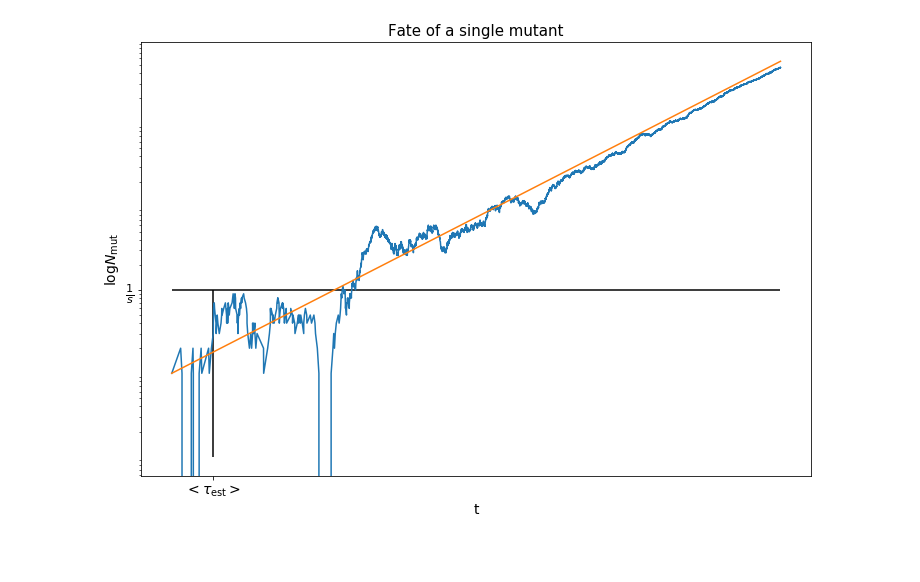
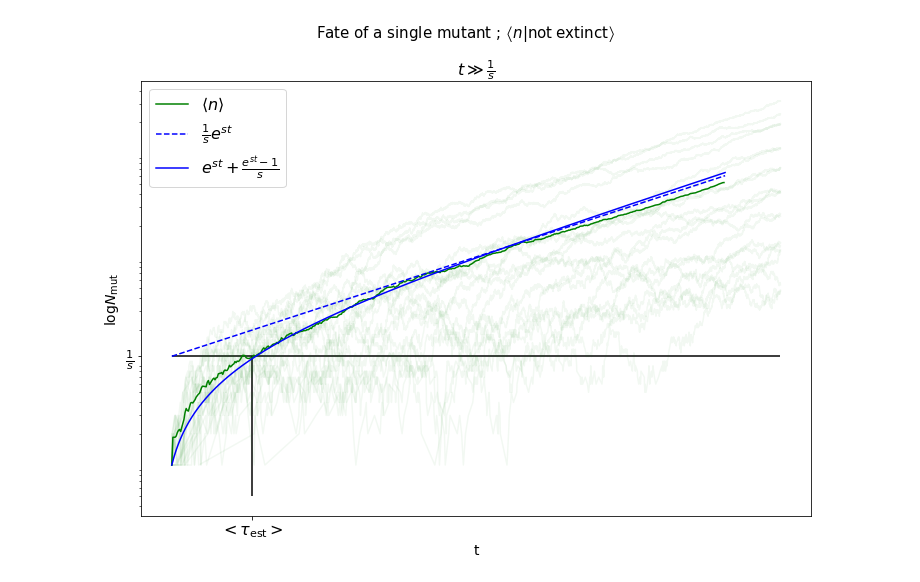
Before and after one commit to betoto008/LD_revisited, a Jupyter notebook: Jupyter_Notebooks/Beneficial_Mutation-Selection_Balance.ipynb, the cells around one changed output. Drawn from its saved outputs; the diff is of its cells as text; code cells hidden in the pictures; blank space fills up the shorter version.

Commit message:
Ensemble of the fate of a single mutation included

```diff
--- a/Jupyter_Notebooks/Beneficial_Mutation-Selection_Balance.ipynb
+++ b/Jupyter_Notebooks/Beneficial_Mutation-Selection_Balance.ipynb
@@ -3,7 +3,8 @@ import sys
 sys.path.append('../Codes/Python/')
 # %%
 from fate_single_mut import *
-# %%
-fate_single_mut()
-# %% [output]
-[figure, removed]
+# %%
+s = 0.09
+fate_single_mut(s, 20, short_t = False, long_t = True)
+# %% [output]
+[figure, added]
```
Also changed, not shown: 4 other files.
